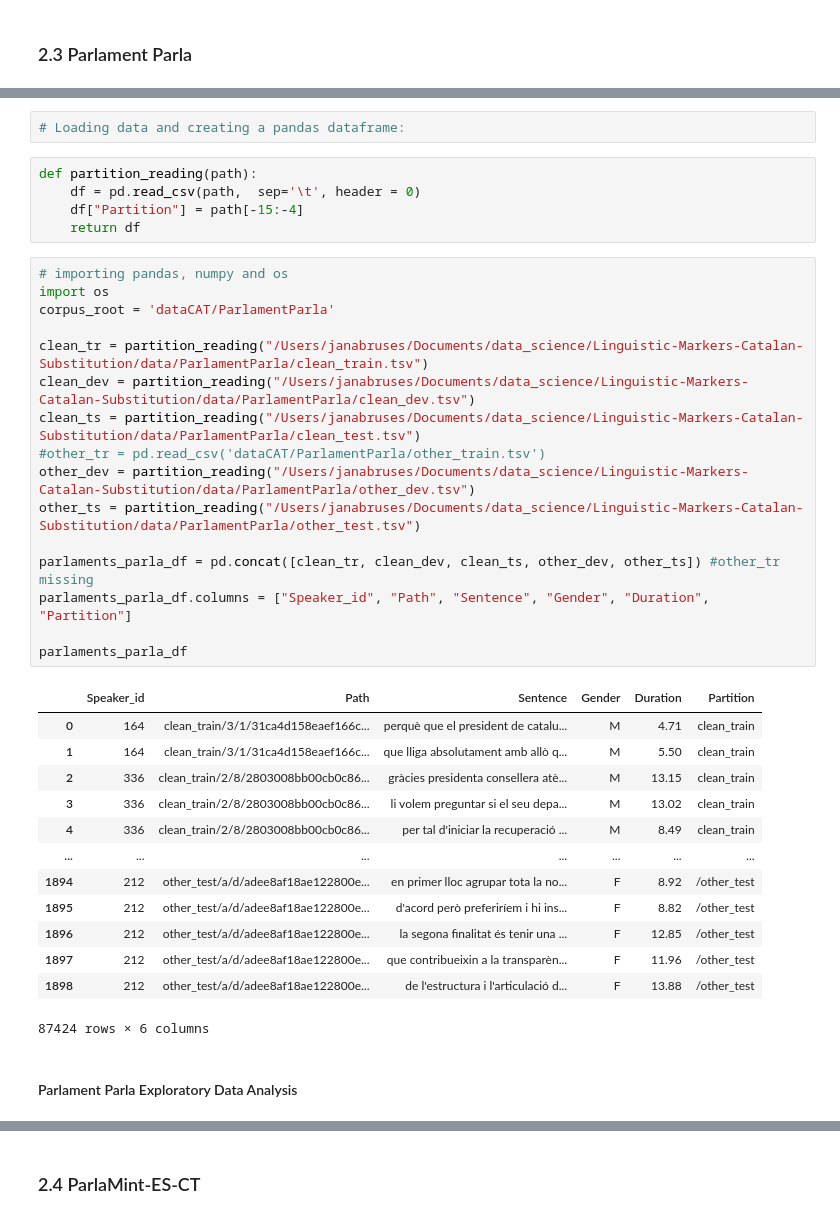
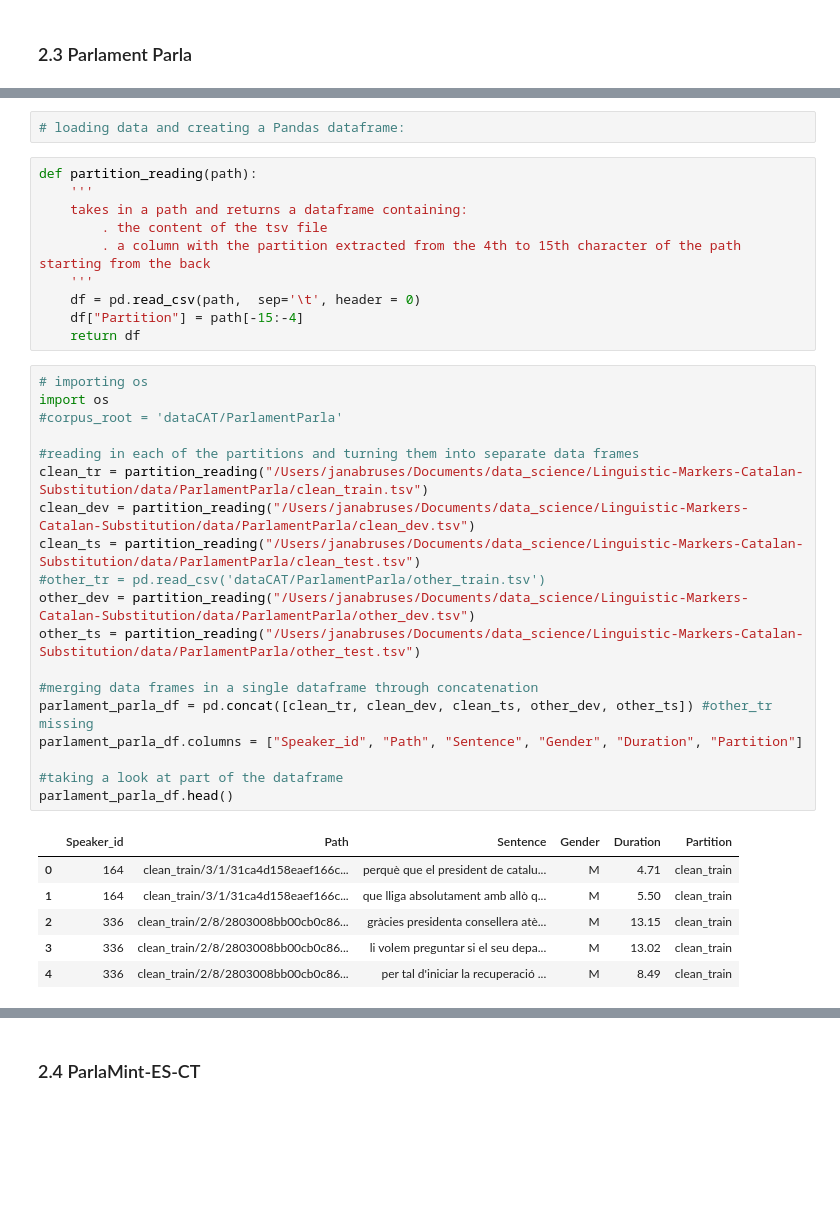
Before and after one commit to Data-Science-for-Linguists-2025/Linguistic-Markers-Catalan-Substitution, a Jupyter notebook: Data_Curation.ipynb, the cells around one changed output, grey strips where cells are left out. Saved outputs shown, nothing was run; the diff lists cells and outputs as text; blank space fills up the shorter version.

```diff
--- a/Data_Curation.ipynb
+++ b/Data_Curation.ipynb
@@ -139,40 +129,39 @@ The files are .tsv, so we will parse them using pandas.\
 Their encoding is UTF-8 but CRFL line terminators, that were converted to FL line terminators using dos2unix on terminal.
 # %%
-# Loading data and creating a pandas dataframe:
+# loading data and creating a Pandas dataframe:
 # %%
 def partition_reading(path):
+    '''
+    takes in a path and returns a dataframe containing:
+        . the content of the tsv file
+        . a column with the partition extracted from the 4th to 15th character of the path starting from the back
+    '''
     df = pd.read_csv(path,  sep='\t', header = 0)
     df["Partition"] = path[-15:-4]
     return df
 # %%
-# importing pandas, numpy and os
+# importing os
 import os
-corpus_root = 'dataCAT/ParlamentParla'
+#corpus_root = 'dataCAT/ParlamentParla'
 
+#reading in each of the partitions and turning them into separate data frames
 clean_tr = partition_reading("/Users/janabruses/Documents/data_science/Linguistic-Markers-Catalan-Substitution/data/ParlamentParla/clean_train.tsv")
 clean_dev = partition_reading("/Users/janabruses/Documents/data_science/Linguistic-Markers-Catalan-Substitution/data/ParlamentParla/clean_dev.tsv")
 clean_ts = partition_reading("/Users/janabruses/Documents/data_science/Linguistic-Markers-Catalan-Substitution/data/ParlamentParla/clean_test.tsv")
 #other_tr = pd.read_csv('dataCAT/ParlamentParla/other_train.tsv')
 other_dev = partition_reading("/Users/janabruses/Documents/data_science/Linguistic-Markers-Catalan-Substitution/data/ParlamentParla/other_dev.tsv")
 other_ts = partition_reading("/Users/janabruses/Documents/data_science/Linguistic-Markers-Catalan-Substitution/data/ParlamentParla/other_test.tsv")
 
-parlaments_parla_df = pd.concat([clean_tr, clean_dev, clean_ts, other_dev, other_ts]) #other_tr missing
-parlaments_parla_df.columns = ["Speaker_id", "Path", "Sentence", "Gender", "Duration", "Partition"]
+#merging data frames in a single dataframe through concatenation
+parlament_parla_df = pd.concat([clean_tr, clean_dev, clean_ts, other_dev, other_ts]) #other_tr missing
+parlament_parla_df.columns = ["Speaker_id", "Path", "Sentence", "Gender", "Duration", "Partition"]
 
-parlaments_parla_df
+#taking a look at part of the dataframe
+parlament_parla_df.head()
 # %% [output]
 |  | Speaker_id | Path | Sentence | Gender | Duration | Partition |
 | 0 | 164 | clean_train/3/1/31ca4d158eaef166c... | perquè que el president de catalu... | M | 4.71 | clean_train |
 | 1 | 164 | clean_train/3/1/31ca4d158eaef166c... | que lliga absolutament amb allò q... | M | 5.50 | clean_train |
 | 2 | 336 | clean_train/2/8/2803008bb00cb0c86... | gràcies presidenta consellera atè... | M | 13.15 | clean_train |
 | 3 | 336 | clean_train/2/8/2803008bb00cb0c86... | li volem preguntar si el seu depa... | M | 13.02 | clean_train |
 | 4 | 336 | clean_train/2/8/2803008bb00cb0c86... | per tal d'iniciar la recuperació ... | M | 8.49 | clean_train |
-| ... | ... | ... | ... | ... | ... | ... |
-| 1894 | 212 | other_test/a/d/adee8af18ae122800e... | en primer lloc agrupar tota la no... | F | 8.92 | /other_test |
-| 1895 | 212 | other_test/a/d/adee8af18ae122800e... | d'acord però preferiríem i hi ins... | F | 8.82 | /other_test |
-| 1896 | 212 | other_test/a/d/adee8af18ae122800e... | la segona finalitat és tenir una ... | F | 12.85 | /other_test |
-| 1897 | 212 | other_test/a/d/adee8af18ae122800e... | que contribueixin a la transparèn... | F | 11.96 | /other_test |
-| 1898 | 212 | other_test/a/d/adee8af18ae122800e... | de l'estructura i l'articulació d... | F | 13.88 | /other_test |
-87424 rows × 6 columns
-# %% [markdown]
-#### Parlament Parla Exploratory Data Analysis
```
Also changed, not shown: parts of 36 cells of this notebook.
